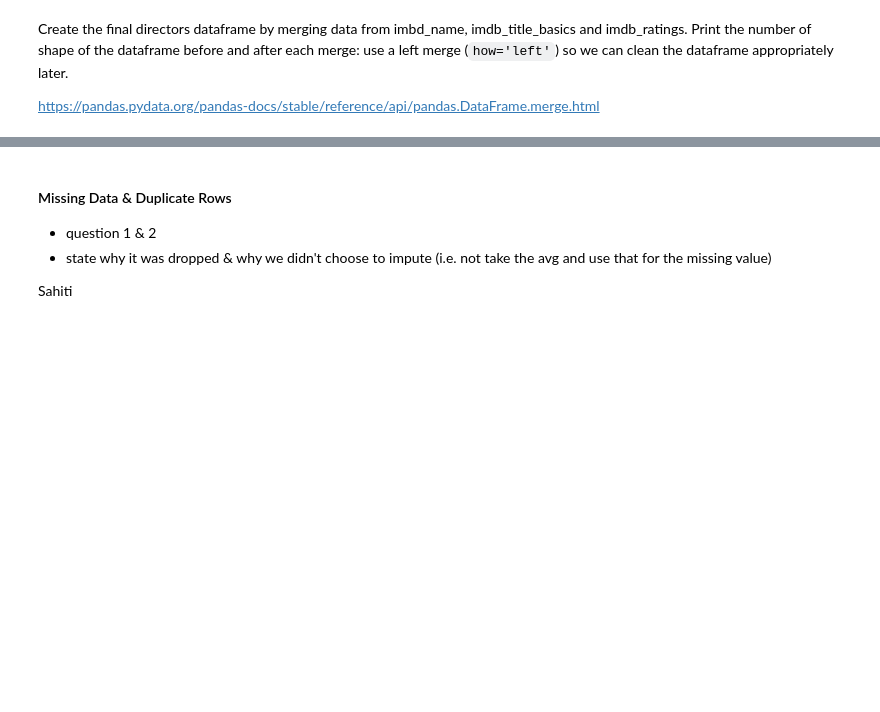
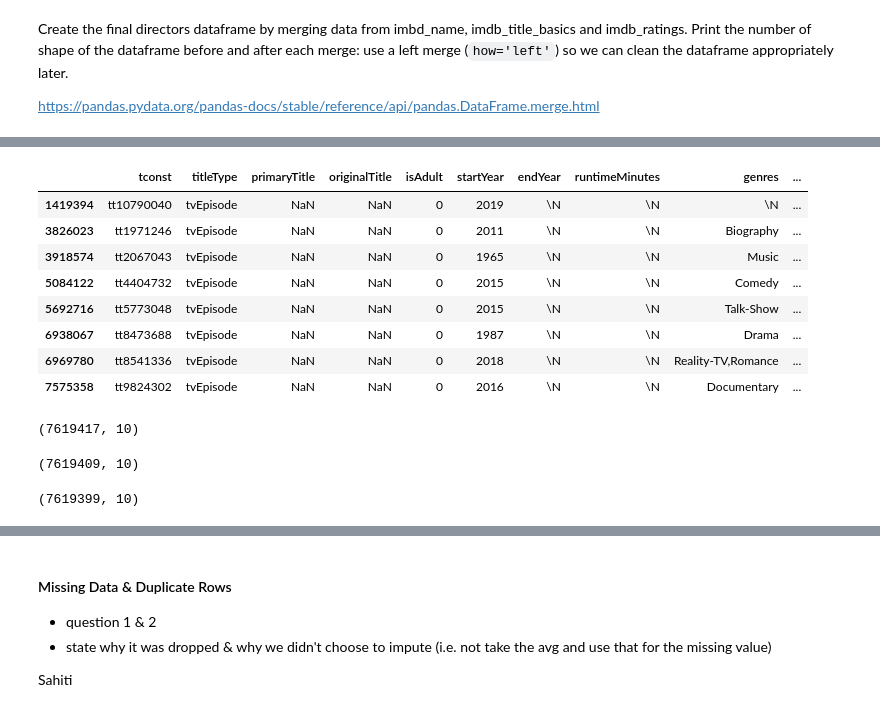
Before and after one commit to robords/NU_MS_EDA_Project, a Jupyter notebook: EDA_Project_Group_4.ipynb, the cells around one changed output, grey strips where cells are left out. Saved outputs shown, nothing was run; the diff lists cells and outputs as text; code cells hidden in the pictures; blank space fills up the shorter version.

```diff
--- a/EDA_Project_Group_4.ipynb
+++ b/EDA_Project_Group_4.ipynb
@@ -430,0 +479,28 @@ Kathleen
+# %%
+null_otitles = media_titles[media_titles.originalTitle.isnull()]
+display(null_otitles)
+# %% [output]
+|  | tconst | titleType | primaryTitle | originalTitle | isAdult | startYear | endYear | runtimeMinutes | genres | ... |
+| 1419394 | tt10790040 | tvEpisode | NaN | NaN | 0 | 2019 | \N | \N | \N | ... |
+| 3826023 | tt1971246 | tvEpisode | NaN | NaN | 0 | 2011 | \N | \N | Biography | ... |
+| 3918574 | tt2067043 | tvEpisode | NaN | NaN | 0 | 1965 | \N | \N | Music | ... |
+| 5084122 | tt4404732 | tvEpisode | NaN | NaN | 0 | 2015 | \N | \N | Comedy | ... |
+| 5692716 | tt5773048 | tvEpisode | NaN | NaN | 0 | 2015 | \N | \N | Talk-Show | ... |
+| 6938067 | tt8473688 | tvEpisode | NaN | NaN | 0 | 1987 | \N | \N | Drama | ... |
+| 6969780 | tt8541336 | tvEpisode | NaN | NaN | 0 | 2018 | \N | \N | Reality-TV,Romance | ... |
+| 7575358 | tt9824302 | tvEpisode | NaN | NaN | 0 | 2016 | \N | \N | Documentary | ... |
+# %%
+media_titles.shape  #This is the original population size
+# %% [output]
+(7619417, 10)
+# %%
+media_titles = media_titles.drop(null_ptitles.index)
+media_titles.shape
+# %% [output]
+(7619409, 10)
+# %%
+null_genres = media_titles[media_titles.genres.isnull()]
+media_titles = media_titles.drop(null_genres.index)
+media_titles.shape
+# %% [output]
+(7619399, 10)
```
Also changed, not shown: parts of 19 cells of this notebook.
